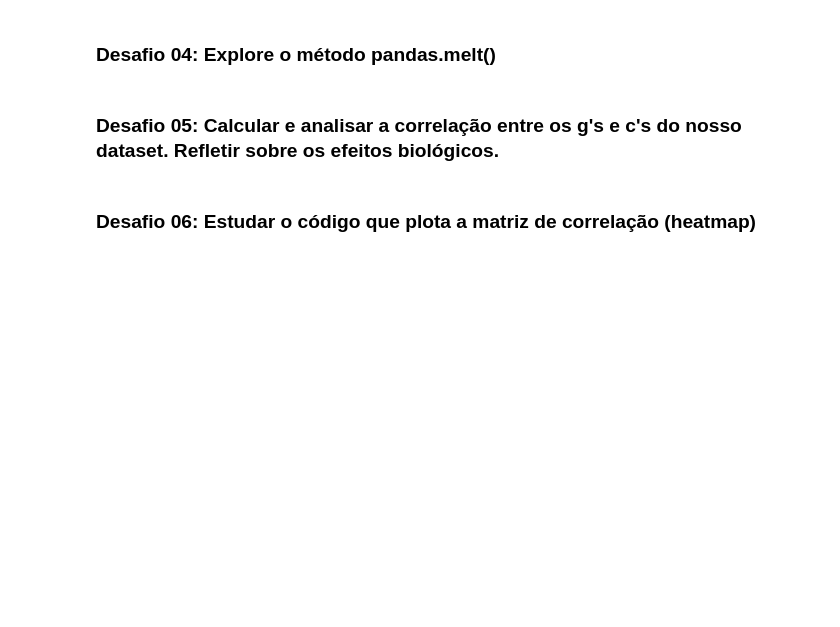
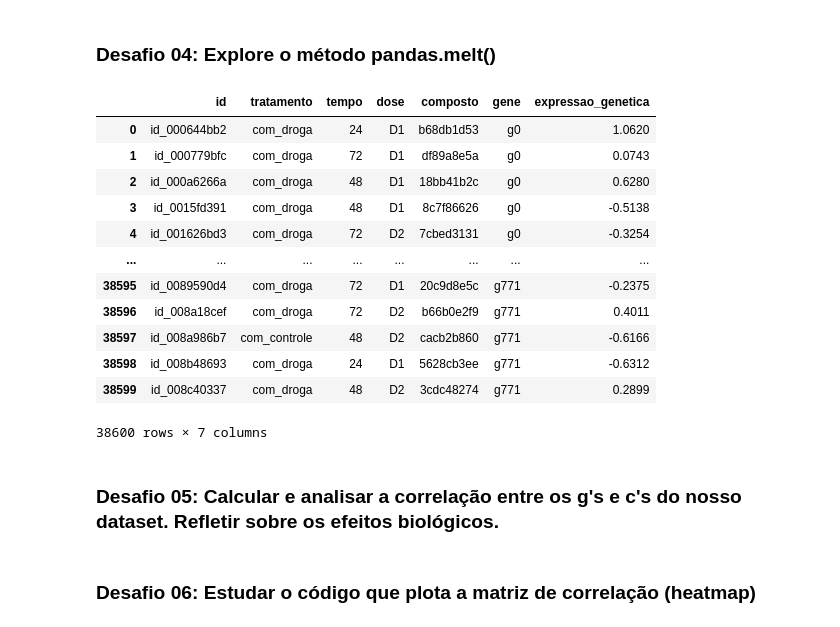
Before and after one commit to marcelsby/alura-imersao-dados-2021, a Jupyter notebook: src/Imersão Dados.ipynb, the cells around one changed output. Cells and saved outputs as stored; diff of their text form; code cells hidden in the pictures; blank space fills up the shorter version.

```diff
--- a/src/Imersão Dados.ipynb
+++ b/src/Imersão Dados.ipynb
@@ -565,7 +618,28 @@ plt.show()
 # %% [markdown]
 ### Desafio 04: Explore o método pandas.melt()
 # %%
-# Conclusões
+# Método usado para reformatar os dados
+
+# Por exemplo, vamos derreter todas as colunas g's e c's em duas colunas: uma com o nome da variável
+# e a outra com o seu valor
+
+data.iloc[:50, :].loc[:, :'g771'].melt(id_vars=['id','tratamento','tempo','dose','composto'],
+                                       var_name='gene',
+                                       value_name='expressao_genetica')
+# %% [output]
+|  | id | tratamento | tempo | dose | composto | gene | expressao_genetica |
+| 0 | id_000644bb2 | com_droga | 24 | D1 | b68db1d53 | g0 | 1.0620 |
+| 1 | id_000779bfc | com_droga | 72 | D1 | df89a8e5a | g0 | 0.0743 |
+| 2 | id_000a6266a | com_droga | 48 | D1 | 18bb41b2c | g0 | 0.6280 |
+| 3 | id_0015fd391 | com_droga | 48 | D1 | 8c7f86626 | g0 | -0.5138 |
+| 4 | id_001626bd3 | com_droga | 72 | D2 | 7cbed3131 | g0 | -0.3254 |
+| ... | ... | ... | ... | ... | ... | ... | ... |
+| 38595 | id_0089590d4 | com_droga | 72 | D1 | 20c9d8e5c | g771 | -0.2375 |
+| 38596 | id_008a18cef | com_droga | 72 | D2 | b66b0e2f9 | g771 | 0.4011 |
+| 38597 | id_008a986b7 | com_controle | 48 | D2 | cacb2b860 | g771 | -0.6166 |
+| 38598 | id_008b48693 | com_droga | 24 | D1 | 5628cb3ee | g771 | -0.6312 |
+| 38599 | id_008c40337 | com_droga | 48 | D2 | 3cdc48274 | g771 | 0.2899 |
+38600 rows × 7 columns
 # %% [markdown]
 ### Desafio 05: Calcular e analisar a correlação entre os g's e c's do nosso dataset. Refletir sobre os efeitos biológicos.
 # %%
```
Also changed, not shown: parts of 8 cells of this notebook.
